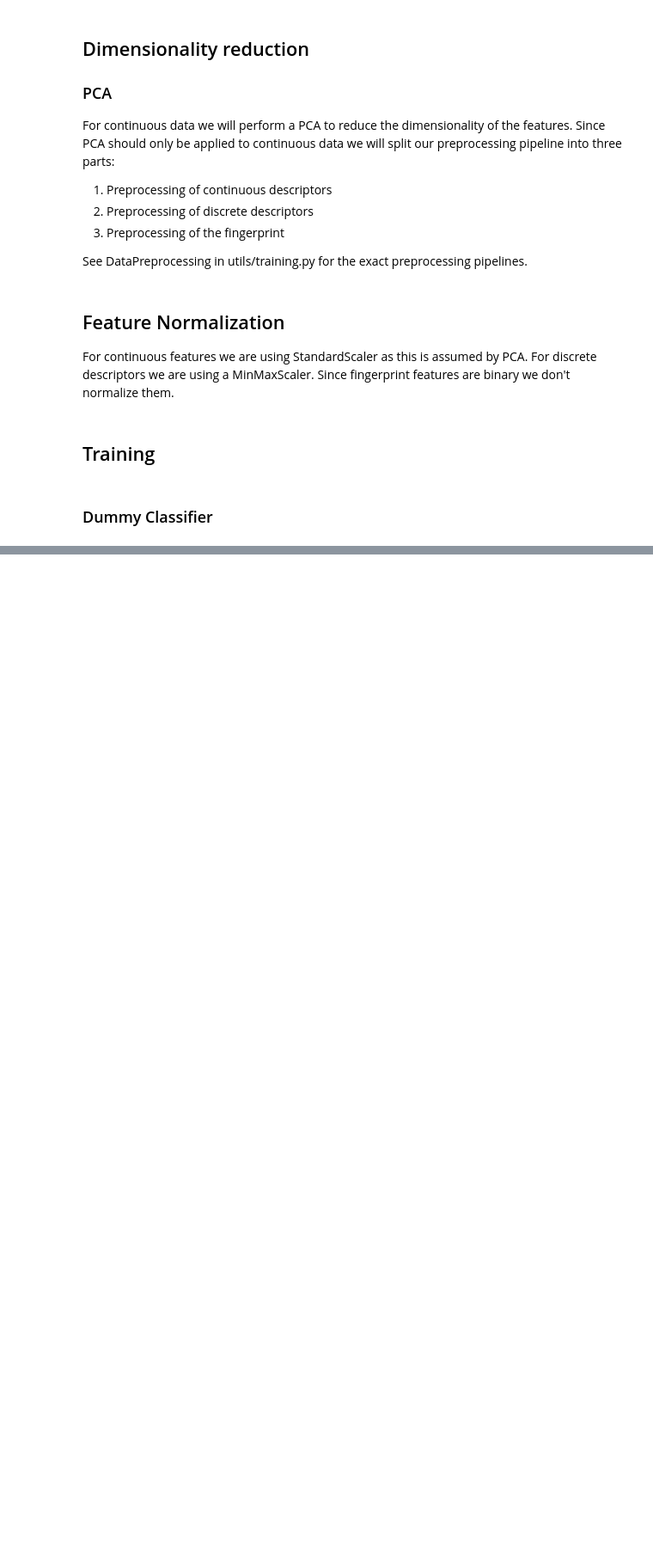
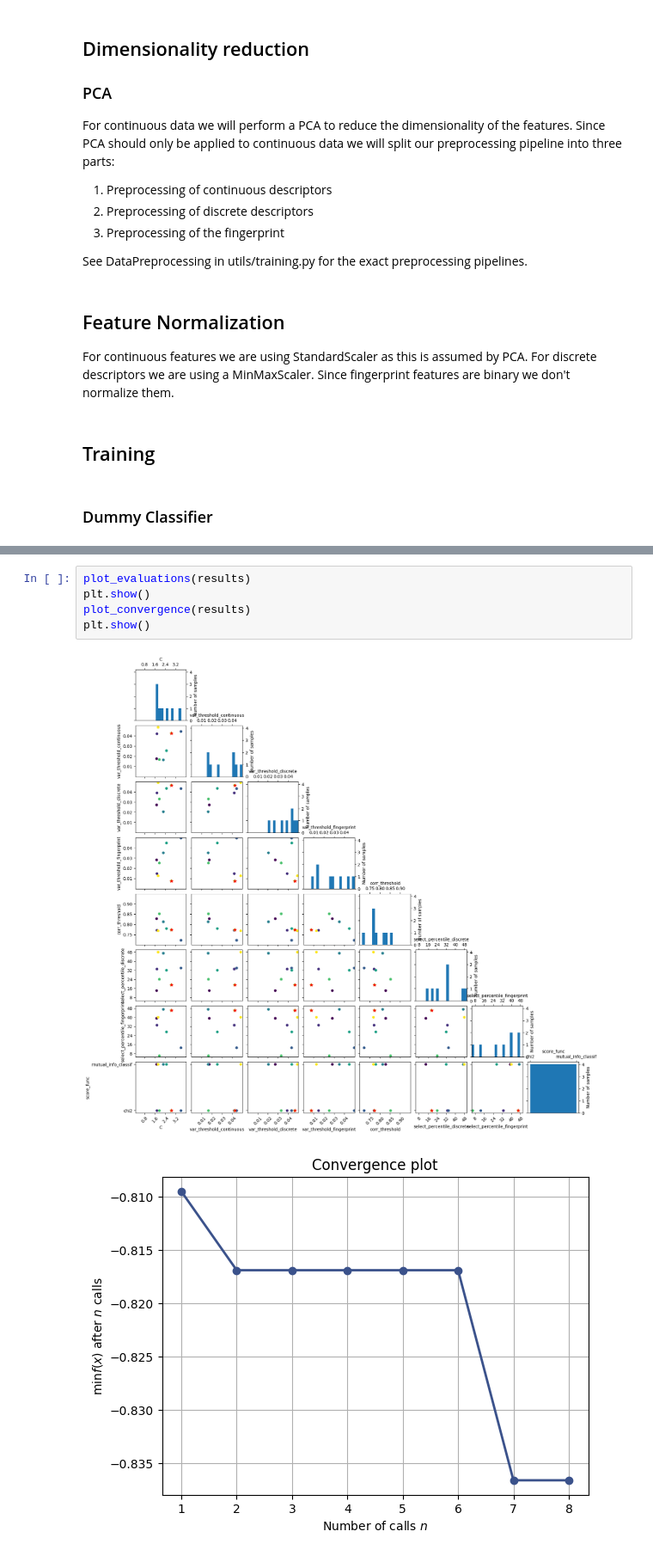
Before and after one commit to JonnaMat/CYP-inhibition, a Jupyter notebook: src/project.ipynb, the cells around one changed output, grey strips where cells are left out. Shown: that part at 86% size. Saved outputs shown, nothing was run; the diff lists cells and outputs as text; blank space fills up the shorter version.

```diff
--- a/src/project.ipynb
+++ b/src/project.ipynb
@@ -307,0 +348,8 @@ gp_minimize(
+# %%
+plot_evaluations(results)
+plt.show()
+plot_convergence(results)
+plt.show()
+# %% [output]
+[figure, added]
+[figure, added]
```
Also changed, not shown: parts of 37 cells of this notebook.
